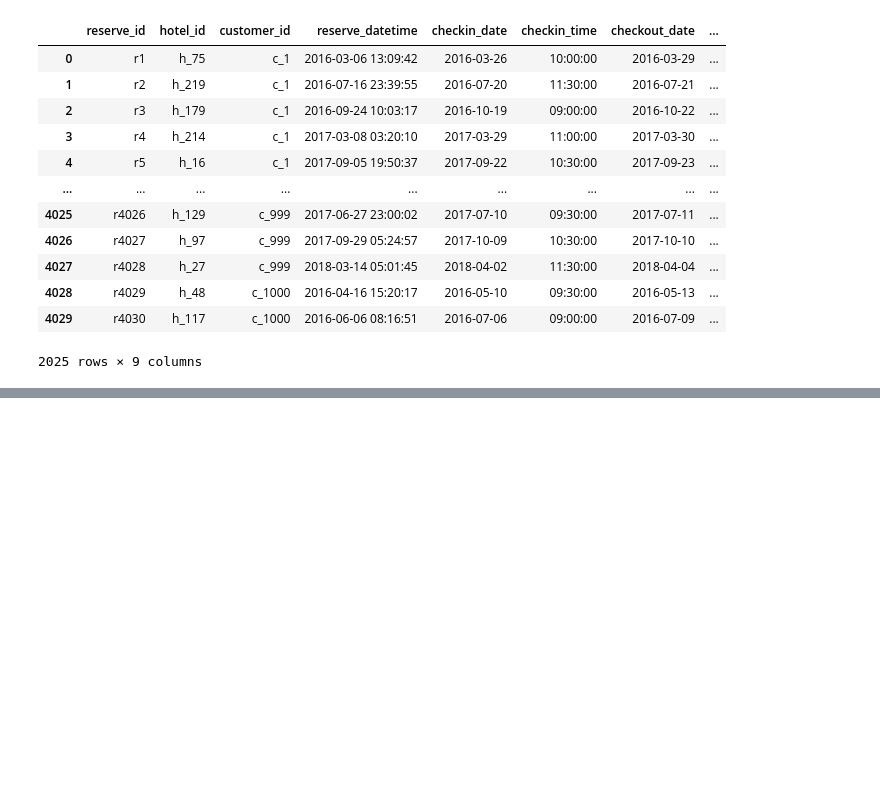
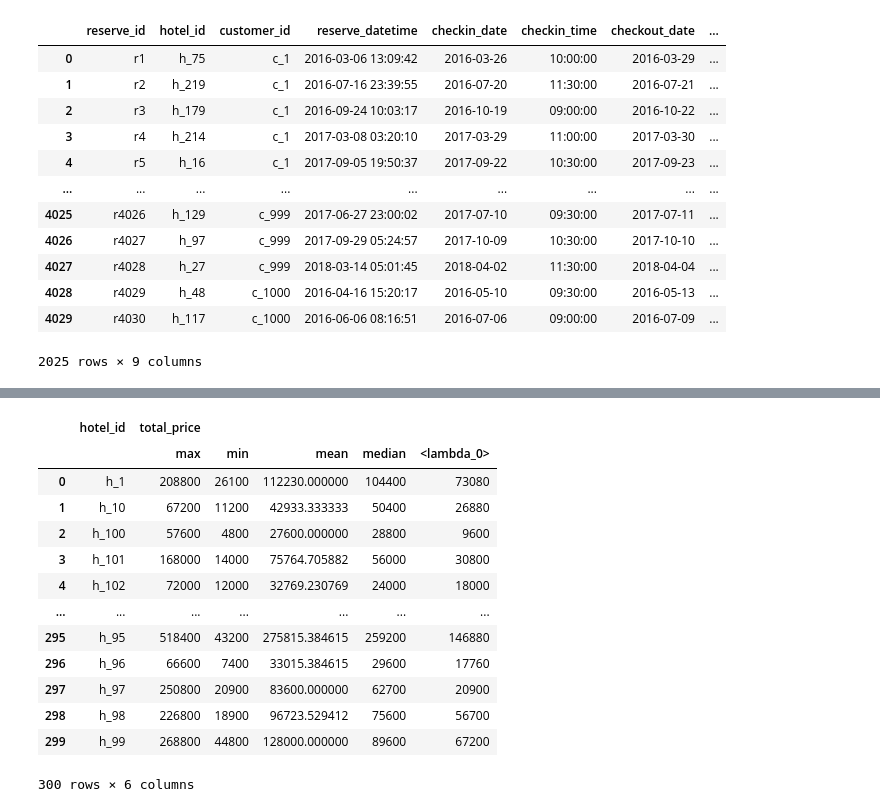
Before and after one commit to parktaeshin/book, a Jupyter notebook: 데이터전처리대전/01, 02.ipynb, the cells around one changed output, grey strips where cells are left out. Drawn from its saved outputs; the diff is of its cells as text; code cells hidden in the pictures; blank space fills up the shorter version.

```diff
--- a/데이터전처리대전/01, 02.ipynb
+++ b/데이터전처리대전/01, 02.ipynb
@@ -161,0 +317,19 @@ reserve_tb.loc[reserve_tb["customer_id"].isin(target)]
+# %%
+import numpy as np
+result = reserve_tb.groupby(["hotel_id"]).agg({"total_price" : ["max","min","mean","median",lambda x : np.percentile(x,q=20)]}).reset_index()
+result
+# %% [output]
+|  | hotel_id | total_price |  |  |  |  |
+|  |  | max | min | mean | median | <lambda_0> |
+| 0 | h_1 | 208800 | 26100 | 112230.000000 | 104400 | 73080 |
+| 1 | h_10 | 67200 | 11200 | 42933.333333 | 50400 | 26880 |
+| 2 | h_100 | 57600 | 4800 | 27600.000000 | 28800 | 9600 |
+| 3 | h_101 | 168000 | 14000 | 75764.705882 | 56000 | 30800 |
+| 4 | h_102 | 72000 | 12000 | 32769.230769 | 24000 | 18000 |
+| ... | ... | ... | ... | ... | ... | ... |
+| 295 | h_95 | 518400 | 43200 | 275815.384615 | 259200 | 146880 |
+| 296 | h_96 | 66600 | 7400 | 33015.384615 | 29600 | 17760 |
+| 297 | h_97 | 250800 | 20900 | 83600.000000 | 62700 | 20900 |
+| 298 | h_98 | 226800 | 18900 | 96723.529412 | 75600 | 56700 |
+| 299 | h_99 | 268800 | 44800 | 128000.000000 | 89600 | 67200 |
+300 rows × 6 columns
```
Also changed, not shown: parts of 29 cells of this notebook.
